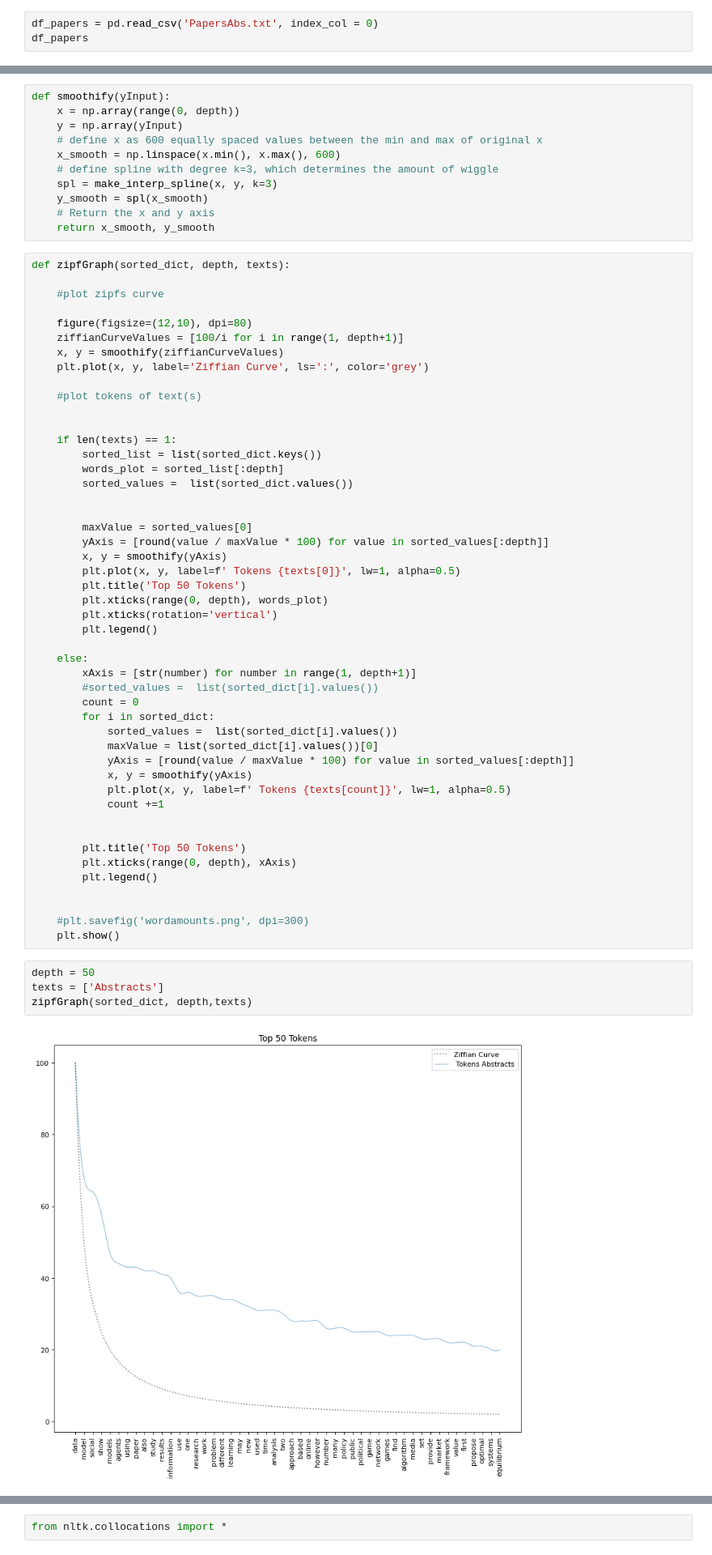
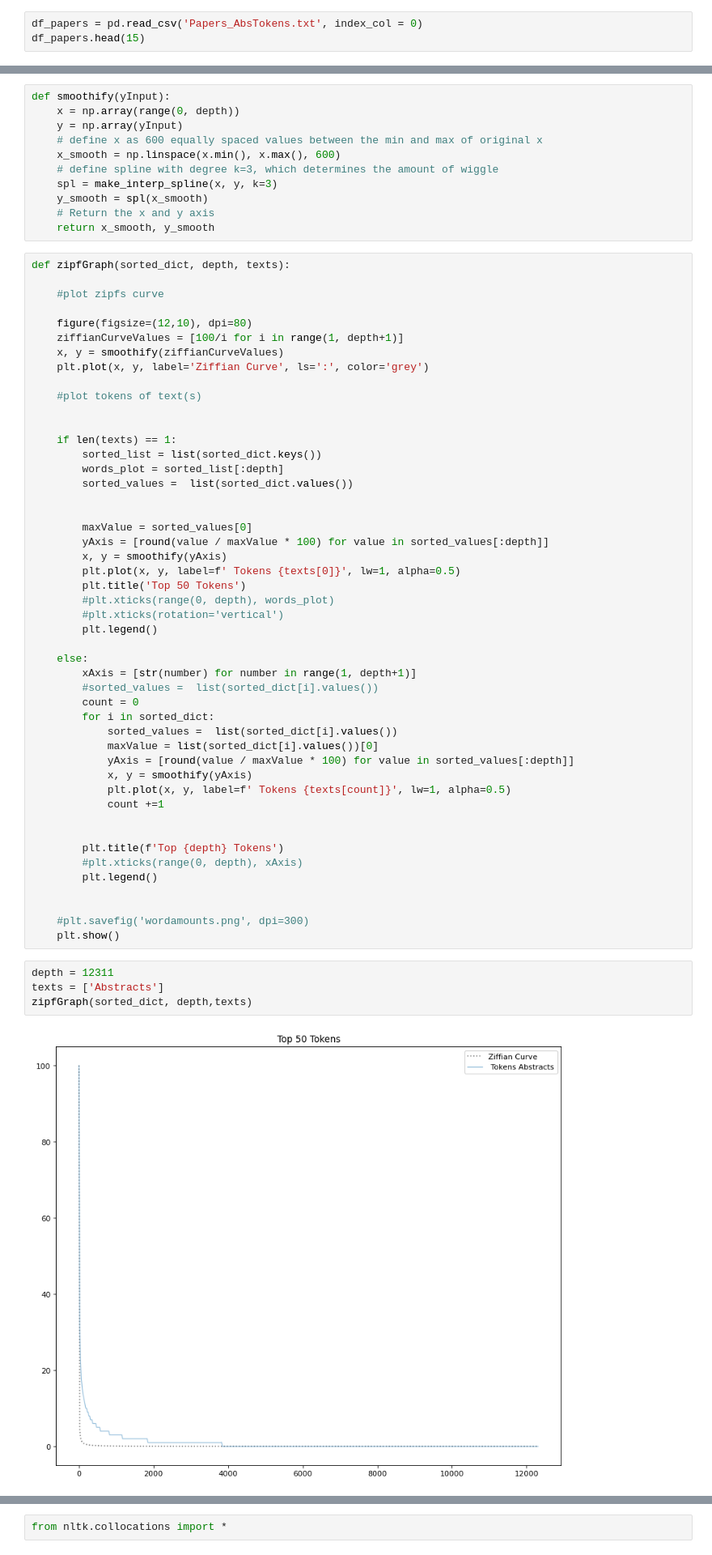
Before and after one commit to nimoror/Assignment2_CSS, a Jupyter notebook: Week7.ipynb, the cells around one changed output, grey strips where cells are left out. Shown at 81% size. Cells and saved outputs as stored; diff of their text form.

Commit message:
Week 7 completed, final paper df

```diff
--- a/Week7.ipynb
+++ b/Week7.ipynb
@@ -27,8 +24,8 @@ os.listdir()
  'Week7-Copy2.ipynb',
  'Week7.ipynb']
 # %%
-df_papers = pd.read_csv('PapersAbs.txt', index_col = 0)
-df_papers
+df_papers = pd.read_csv('Papers_AbsTokens.txt', index_col = 0)
+df_papers.head(15)
 # %% [output]
 |  | paperId | title | year | citationCount | externalIds.DOI | keywords | authorIds | author_fields | ... |
 | 1 | b30d4b44131698820ed05bcf7fb62c8fc... | Developing recommendations for de... | 2019 | 1.0 | NaN | ['Computer Science', 'Sociology'] | ['1788563'] | ['Computer Science'] | ... |
@@ -205,8 +187,8 @@ def zipfGraph(sorted_dict, depth, texts):
         x, y = smoothify(yAxis)
         plt.plot(x, y, label=f' Tokens {texts[0]}', lw=1, alpha=0.5)
         plt.title('Top 50 Tokens')
-        plt.xticks(range(0, depth), words_plot)
-        plt.xticks(rotation='vertical')
+        #plt.xticks(range(0, depth), words_plot)
+        #plt.xticks(rotation='vertical')
         plt.legend()
 
     else:
@@ -222,19 +204,19 @@ def zipfGraph(sorted_dict, depth, texts):
             count +=1
 
 
-        plt.title('Top 50 Tokens')
-        plt.xticks(range(0, depth), xAxis)
+        plt.title(f'Top {depth} Tokens')
+        #plt.xticks(range(0, depth), xAxis)
         plt.legend()
 
 
     #plt.savefig('wordamounts.png', dpi=300)
     plt.show()
 # %%
-depth = 50
+depth = 12311
 texts = ['Abstracts']
 zipfGraph(sorted_dict, depth,texts)
 # %% [output]
-[figure, old version]
+[figure, new version]
 # %%
 import random
 import string
```
Also changed, not shown: parts of 30 cells of this notebook, 1 other file.
